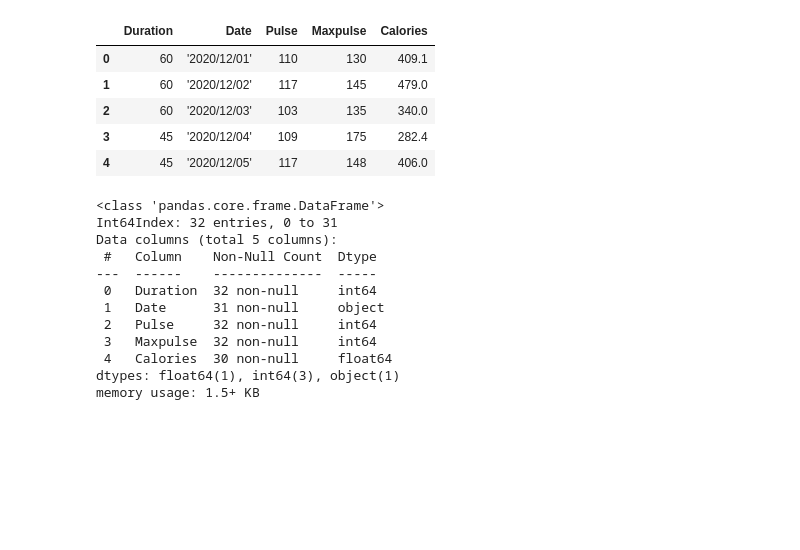
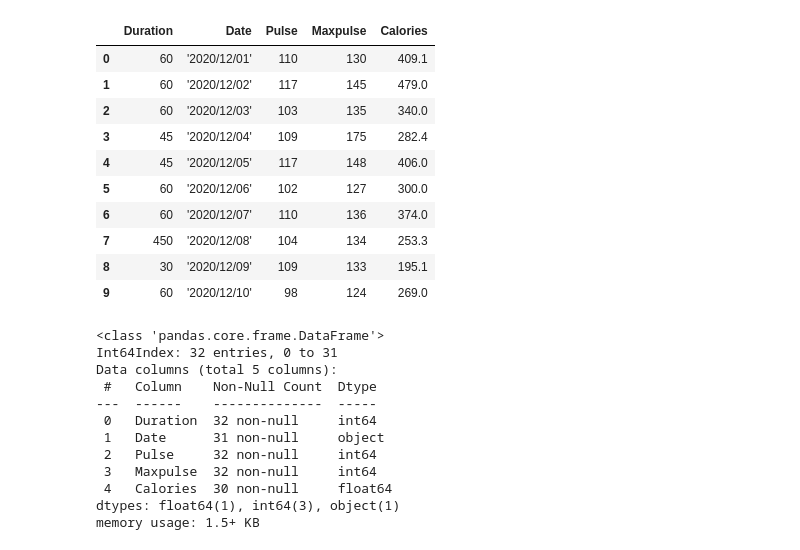
Before and after one commit to vanhuycx/test_code, a Jupyter notebook: test.ipynb, the cells around one changed output. Cells and saved outputs as stored; diff of their text form; code cells hidden in the pictures; blank space fills up the shorter version.

```diff
--- a/test.ipynb
+++ b/test.ipynb
@@ -4,14 +4,19 @@ import pandas as pd
 with open('data.csv','r') as f:
     df = pd.read_csv('data.csv',delim_whitespace=True)
 # %%
-df.head()
+df.head(10)
 # %% [output]
 |  | Duration | Date | Pulse | Maxpulse | Calories |
 | 0 | 60 | '2020/12/01' | 110 | 130 | 409.1 |
 | 1 | 60 | '2020/12/02' | 117 | 145 | 479.0 |
 | 2 | 60 | '2020/12/03' | 103 | 135 | 340.0 |
 | 3 | 45 | '2020/12/04' | 109 | 175 | 282.4 |
 | 4 | 45 | '2020/12/05' | 117 | 148 | 406.0 |
+| 5 | 60 | '2020/12/06' | 102 | 127 | 300.0 |
+| 6 | 60 | '2020/12/07' | 110 | 136 | 374.0 |
+| 7 | 450 | '2020/12/08' | 104 | 134 | 253.3 |
+| 8 | 30 | '2020/12/09' | 109 | 133 | 195.1 |
+| 9 | 60 | '2020/12/10' | 98 | 124 | 269.0 |
 # %%
 df.info()
 # %% [output]
```
Also changed, not shown: parts of 6 cells of this notebook.
